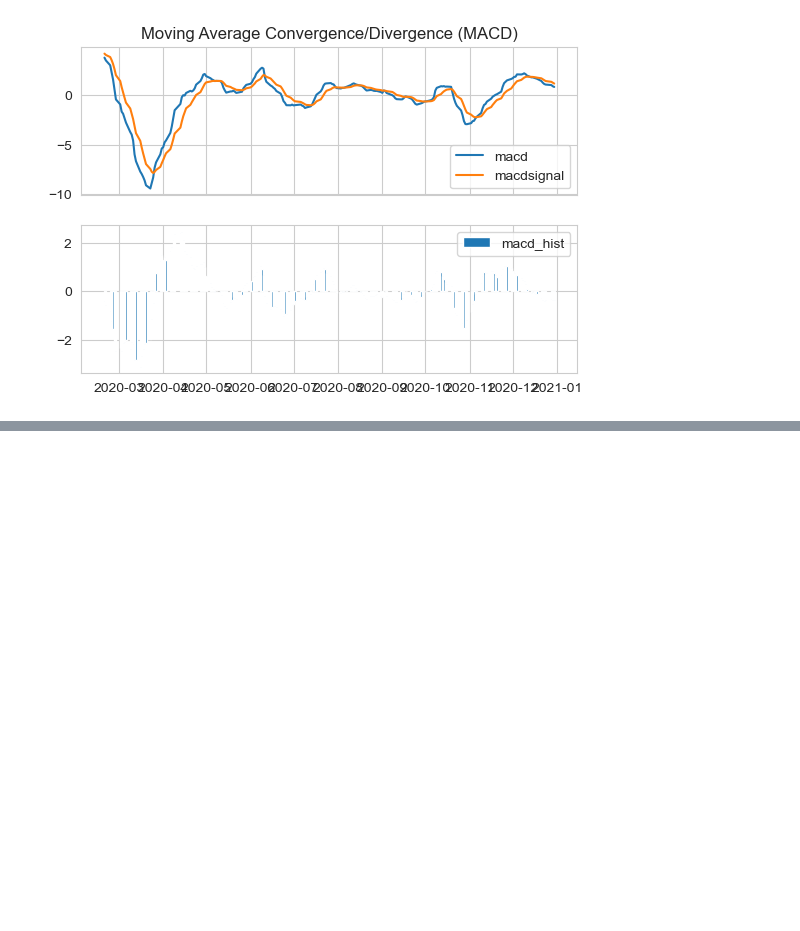
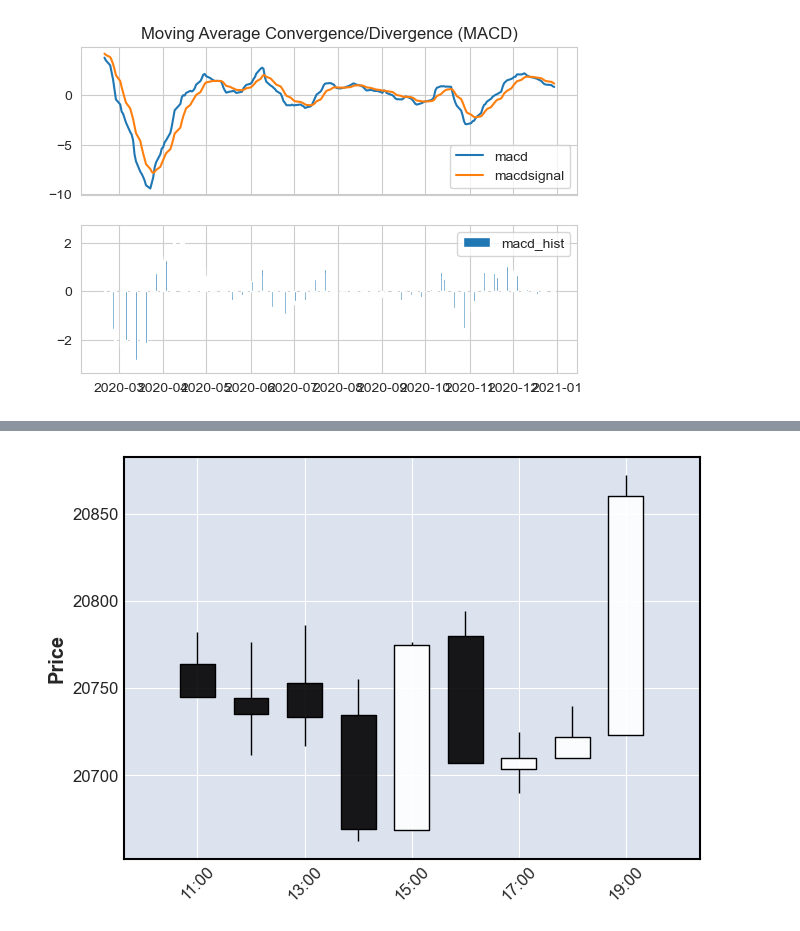
Before and after one commit to ahn283/finance, a Jupyter notebook: python_for_finance_cookbook/technical_analysis.ipynb, the cells around one changed output, grey strips where cells are left out. Drawn from its saved outputs; the diff is of its cells as text; code cells hidden in the pictures; blank space fills up the shorter version.

```diff
--- a/python_for_finance_cookbook/technical_analysis.ipynb
+++ b/python_for_finance_cookbook/technical_analysis.ipynb
@@ -77,0 +177,7 @@ ax[1].legend()
+# %%
+df = yf.download("BTC-USD",
+                 period="9mo",
+                 interval="1h",
+                 progress=False)
+# %%
+df['3_line_strike'] = talib.CDL3LINESTRIKE(df['Open'], df['High'], df['Low'], df['Close'])
@@ -77,0 +194,4 @@ ax[1].legend()
+# %%
+mpf.plot(df['2022-11-07 11:00:00':'2022-11-07 19:00:00'], type='candle')
+# %% [output]
+[figure, added]
```
Also changed, not shown: parts of 21 cells of this notebook, 1 other file.
